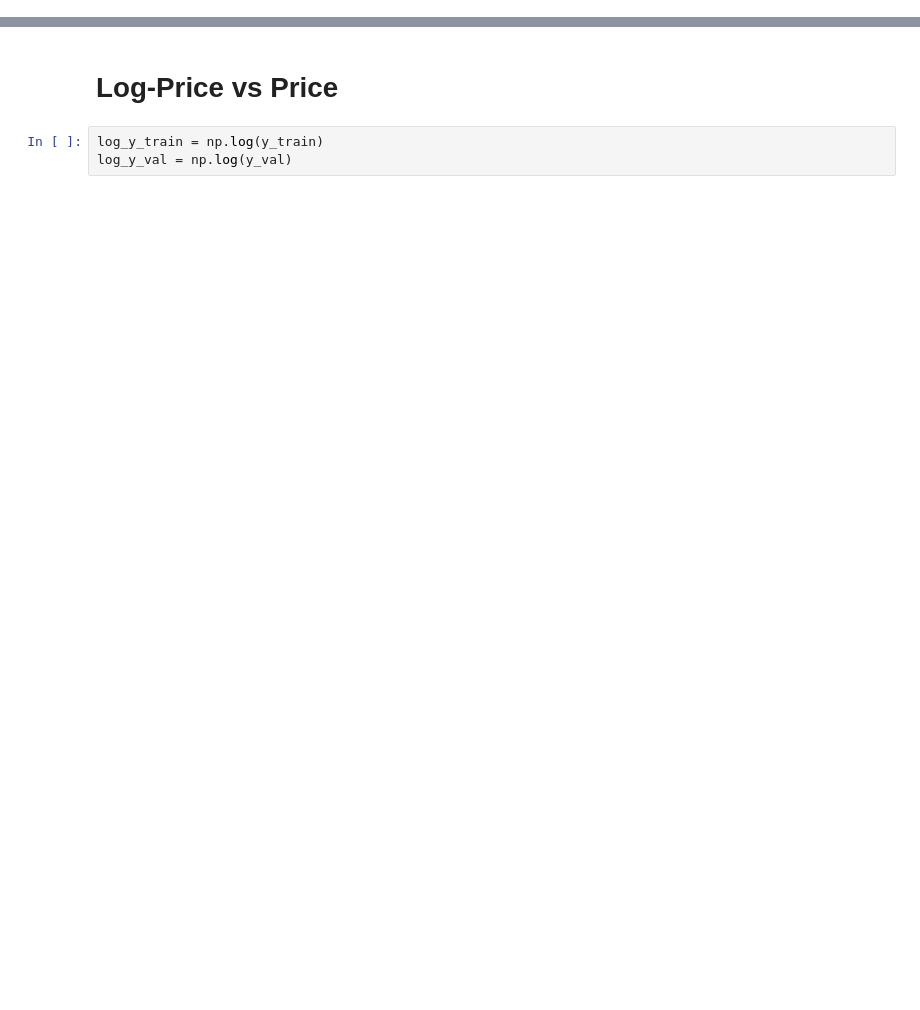
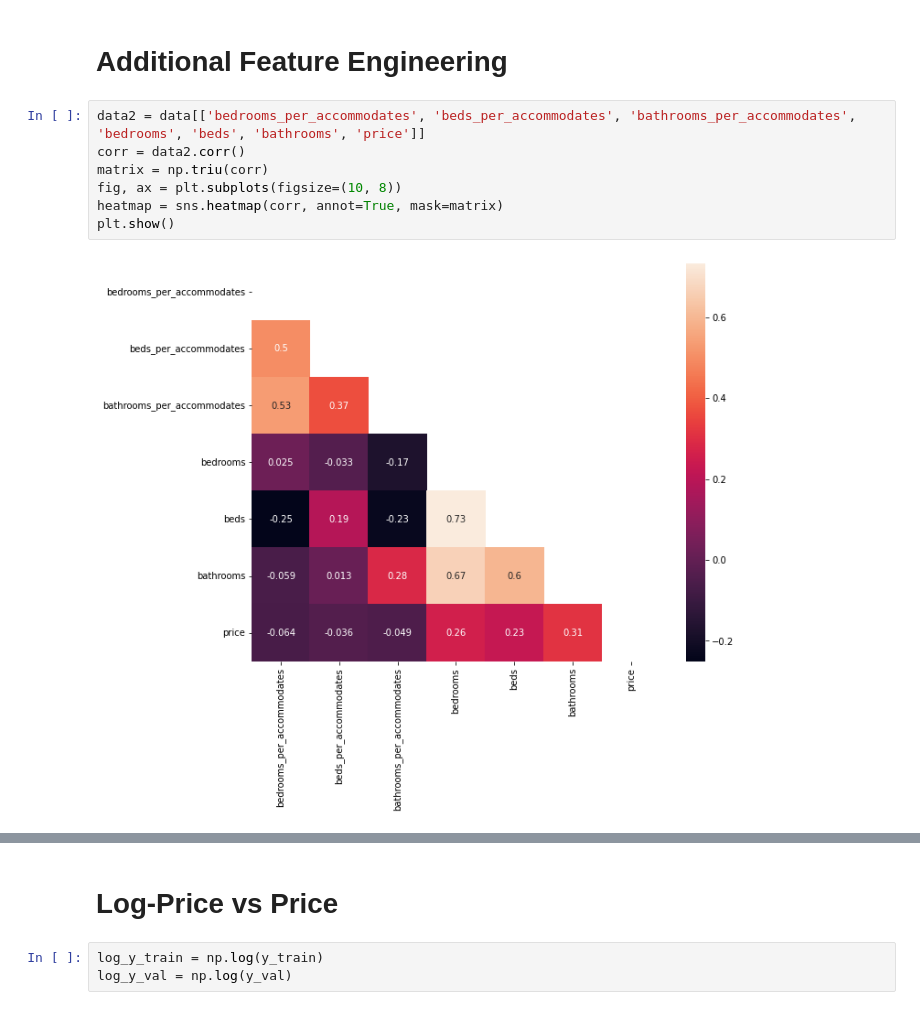
Before and after one commit to abhishekjainz/airbnb-price-prediction, a Jupyter notebook: models/Neural_Network.ipynb, the cells around one changed output, grey strips where cells are left out. Drawn from its saved outputs; the diff is of its cells as text; blank space fills up the shorter version.

```diff
--- a/models/Neural_Network.ipynb
+++ b/models/Neural_Network.ipynb
@@ -43,0 +62,11 @@ dtype: object
+# %% [markdown]
+# Additional Feature Engineering
+# %%
+data2 = data[['bedrooms_per_accommodates', 'beds_per_accommodates', 'bathrooms_per_accommodates', 'bedrooms', 'beds', 'bathrooms', 'price']]
+corr = data2.corr()
+matrix = np.triu(corr)
+fig, ax = plt.subplots(figsize=(10, 8))
+heatmap = sns.heatmap(corr, annot=True, mask=matrix)
+plt.show()
+# %% [output]
+[figure, added]
```
Also changed, not shown: parts of 105 cells of this notebook, 1 other file.
